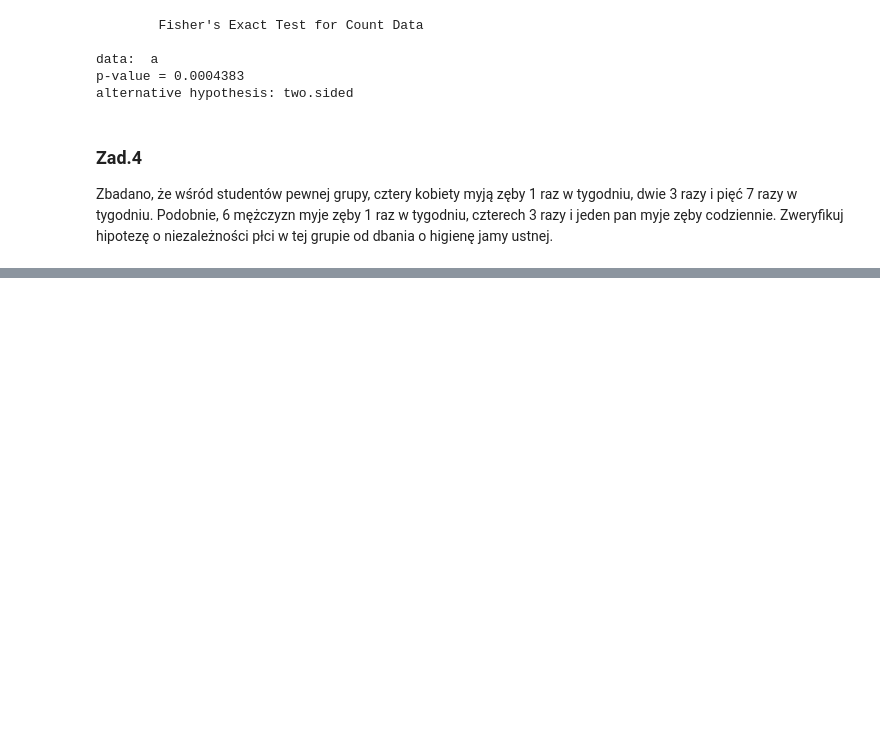
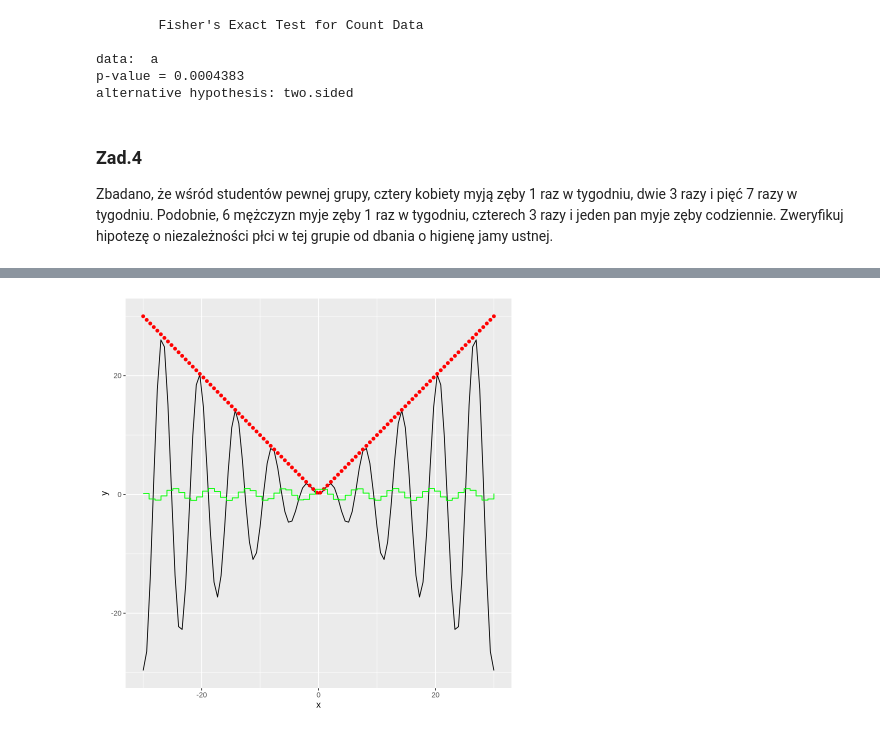
Before and after one commit to 30james00/pollub_R, a Jupyter notebook: Lab9.ipynb, the cells around one changed output, grey strips where cells are left out. Saved outputs shown, nothing was run; the diff lists cells and outputs as text; code cells hidden in the pictures; blank space fills up the shorter version.

```diff
--- a/Lab9.ipynb
+++ b/Lab9.ipynb
@@ -193,0 +188,11 @@ abline(0, -1, lty = 4, col = 2)
+# %%
+library(ggplot2)
+base_ <- ggplot(data.frame(x = c(-30, 30)), aes(x))
+plot_ <- base_ + stat_function(fun = fun_, geom = 'line', n = 100)
+plot_1 <- plot_ + stat_function(fun = abs,
+  geom = 'point', n = 100, colour = 'red')
+plot_2 <- plot_1 + stat_function(fun = cos,
+  geom = 'step', n = 60, colour = 'green')
+plot_2
+# %% [output]
+[figure, added]
```
Also changed, not shown: parts of 7 cells of this notebook, 1 other file.
